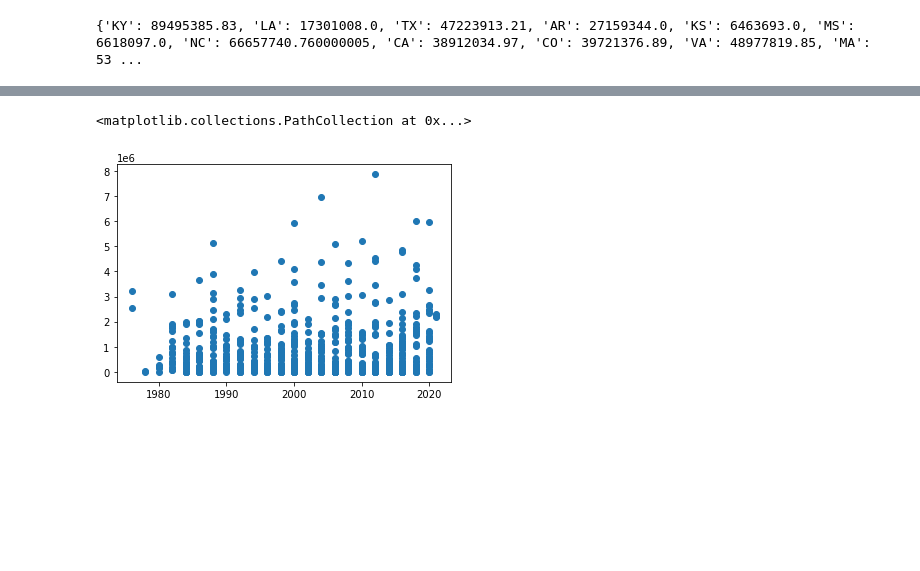
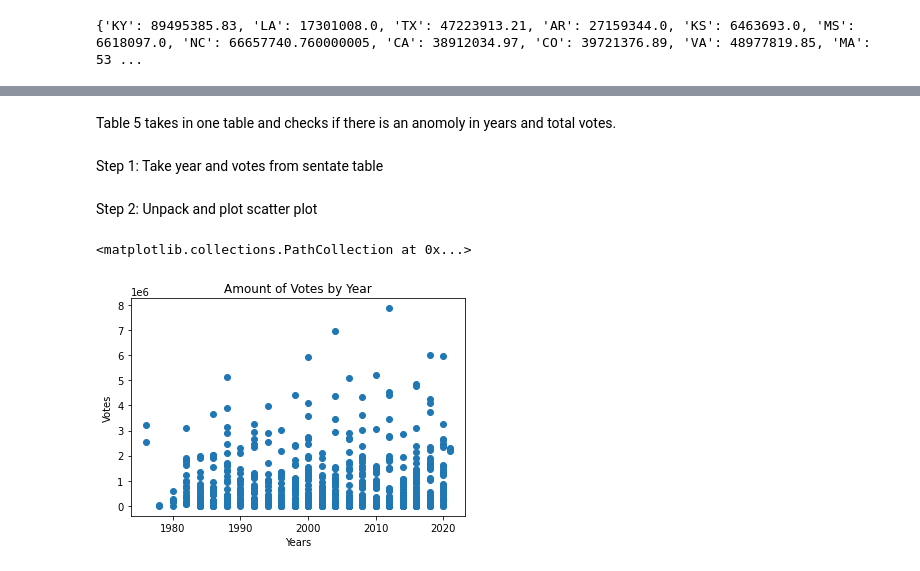
Before and after one commit to cast6858/DataScience_DSC_540, a Jupyter notebook: MilestoneFolder/Milestone5/Milestone Data Preparation .ipynb, the cells around one changed output, grey strips where cells are left out. Drawn from its saved outputs; the diff is of its cells as text; code cells hidden in the pictures; blank space fills up the shorter version.

```diff
--- a/MilestoneFolder/Milestone5/Milestone Data Preparation .ipynb
+++ b/MilestoneFolder/Milestone5/Milestone Data Preparation .ipynb
@@ -893 +973,5 @@ print(list(state_fin_dic.keys()))
+# %% [markdown]
+Table 5 takes in one table and checks if there is an anomoly in years and total votes.
+# %% [markdown]
+Step 1: Take year and votes from sentate table
 # %%
@@ -894,7 +980,13 @@ print(list(state_fin_dic.keys()))
 data=cursor.execute('''select year,candidatevotes from senate_csv ''')
+# %% [markdown]
+Step 2: Unpack and plot scatter plot
 # %%
+#unpacking year, votes
 x,y = zip(*data)
+plt.title("Amount of Votes by Year")
+plt.xlabel("Years")
+plt.ylabel("Votes")
 plt.scatter(x, y)
 # %% [output]
 <matplotlib.collections.PathCollection at 0x...>
-[figure, old version]
+[figure, new version]
```
Also changed, not shown: parts of 56 cells of this notebook.
